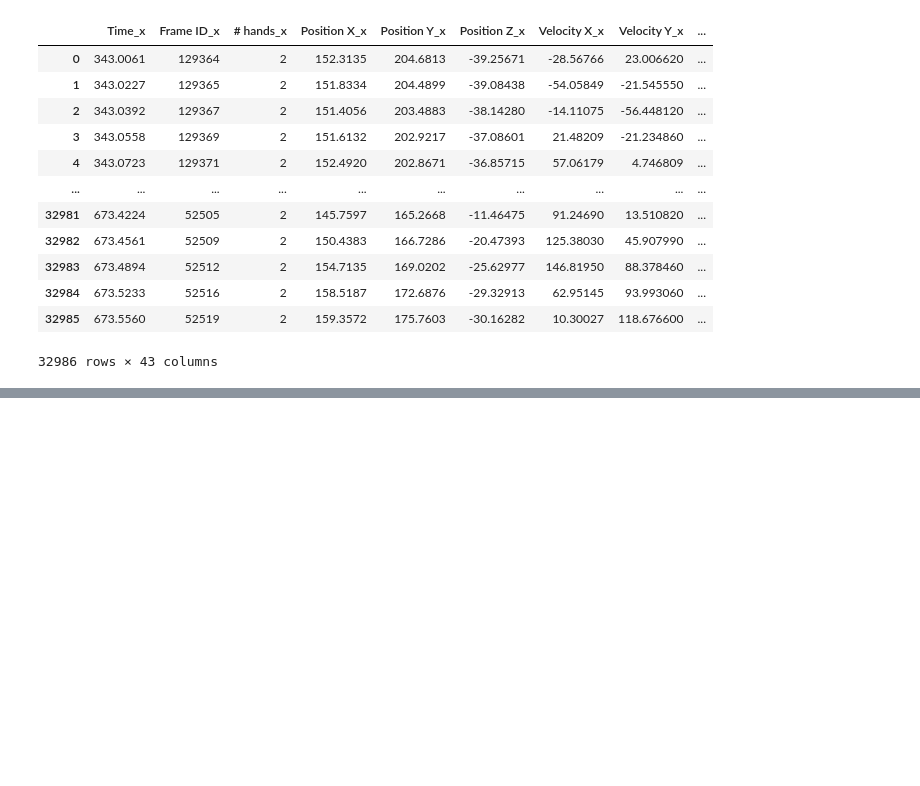
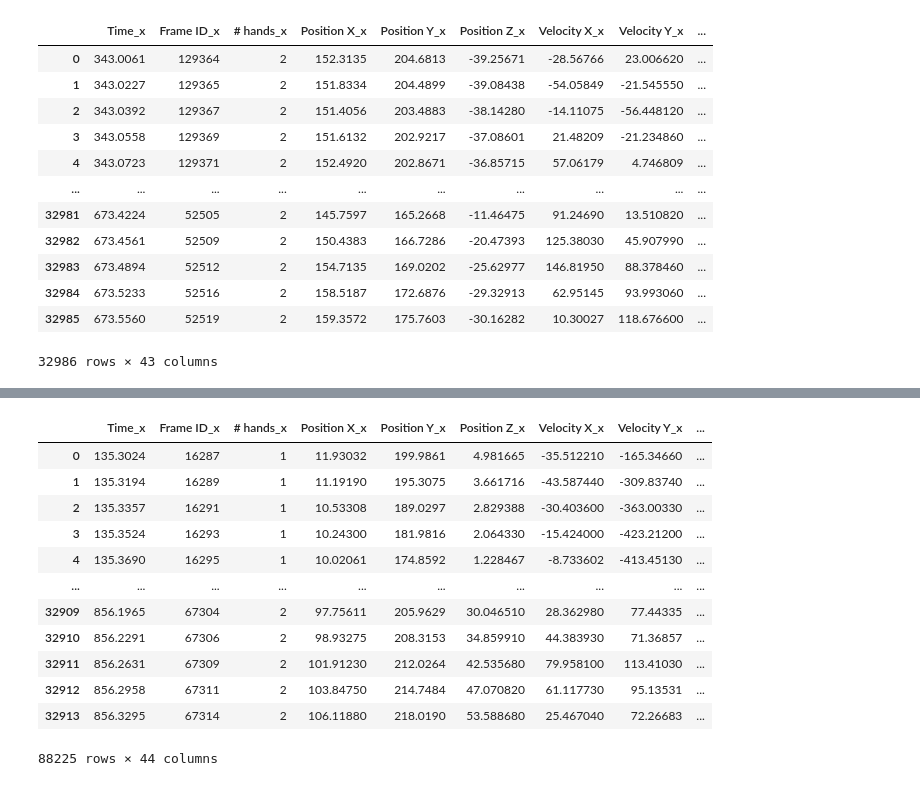
Before and after one commit to GalKoaz/Data-visualization, a Jupyter notebook: Hands.ipynb, the cells around one changed output, grey strips where cells are left out. Saved outputs shown, nothing was run; the diff lists cells and outputs as text; code cells hidden in the pictures; blank space fills up the shorter version.

```diff
--- a/Hands.ipynb
+++ b/Hands.ipynb
@@ -537,0 +507,2 @@ train["Label"].value_counts()
+# %%
+DF_Alone_RightHand = MergeRightHand(RightHand,DF_Alone)
@@ -537,0 +540,2 @@ train["Label"].value_counts()
+# %%
+DF_Alone_RightHand.drop([' Hand Type_x'], axis=1, inplace =True )
@@ -537,0 +552,3 @@ train["Label"].value_counts()
+# %%
+DF_Alone_RightHand['Label'] = 0
+DF_Alone_RightHand.head()
@@ -537,0 +563,17 @@ train["Label"].value_counts()
+# %%
+DF = pd.concat([DF_Alone_RightHand,DF_Spot,DF_Sync])
+DF
+# %% [output]
+|  | Time_x | Frame ID_x | # hands_x | Position X_x | Position Y_x | Position Z_x | Velocity X_x | Velocity Y_x | ... |
+| 0 | 135.3024 | 16287 | 1 | 11.93032 | 199.9861 | 4.981665 | -35.512210 | -165.34660 | ... |
+| 1 | 135.3194 | 16289 | 1 | 11.19190 | 195.3075 | 3.661716 | -43.587440 | -309.83740 | ... |
+| 2 | 135.3357 | 16291 | 1 | 10.53308 | 189.0297 | 2.829388 | -30.403600 | -363.00330 | ... |
+| 3 | 135.3524 | 16293 | 1 | 10.24300 | 181.9816 | 2.064330 | -15.424000 | -423.21200 | ... |
+| 4 | 135.3690 | 16295 | 1 | 10.02061 | 174.8592 | 1.228467 | -8.733602 | -413.45130 | ... |
+| ... | ... | ... | ... | ... | ... | ... | ... | ... | ... |
+| 32909 | 856.1965 | 67304 | 2 | 97.75611 | 205.9629 | 30.046510 | 28.362980 | 77.44335 | ... |
+| 32910 | 856.2291 | 67306 | 2 | 98.93275 | 208.3153 | 34.859910 | 44.383930 | 71.36857 | ... |
+| 32911 | 856.2631 | 67309 | 2 | 101.91230 | 212.0264 | 42.535680 | 79.958100 | 113.41030 | ... |
+| 32912 | 856.2958 | 67311 | 2 | 103.84750 | 214.7484 | 47.070820 | 61.117730 | 95.13531 | ... |
+| 32913 | 856.3295 | 67314 | 2 | 106.11880 | 218.0190 | 53.588680 | 25.467040 | 72.26683 | ... |
+88225 rows × 44 columns
```
Also changed, not shown: parts of 39 cells of this notebook.
